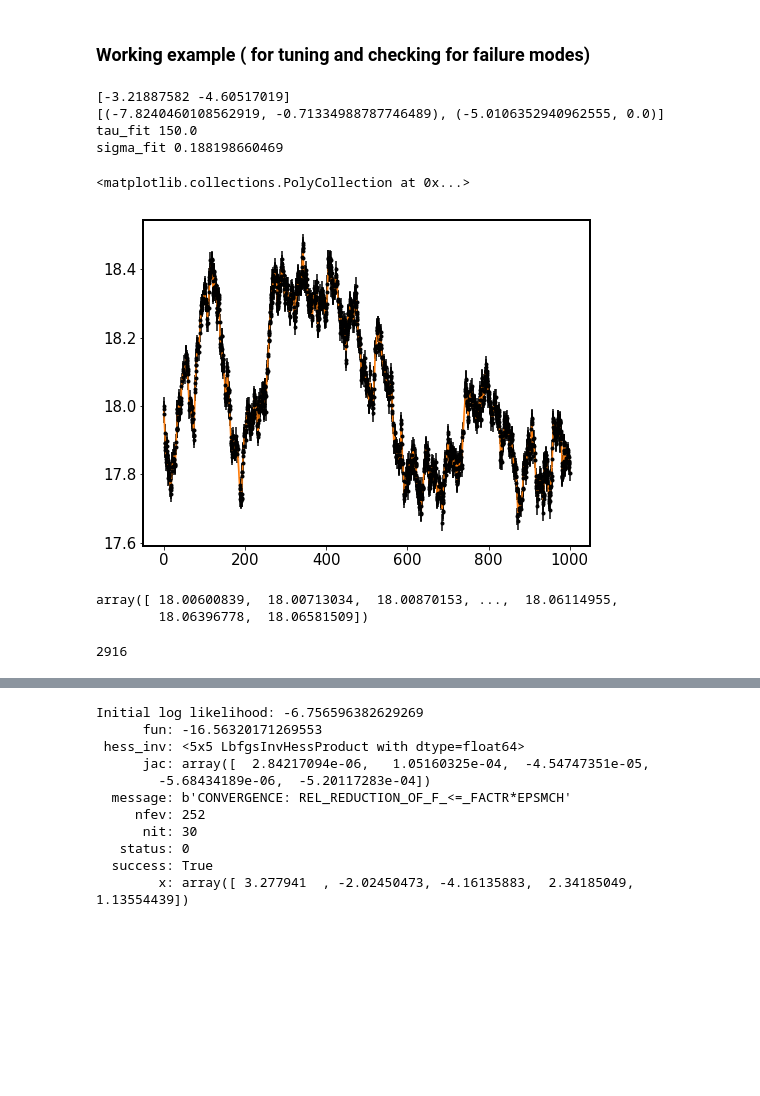
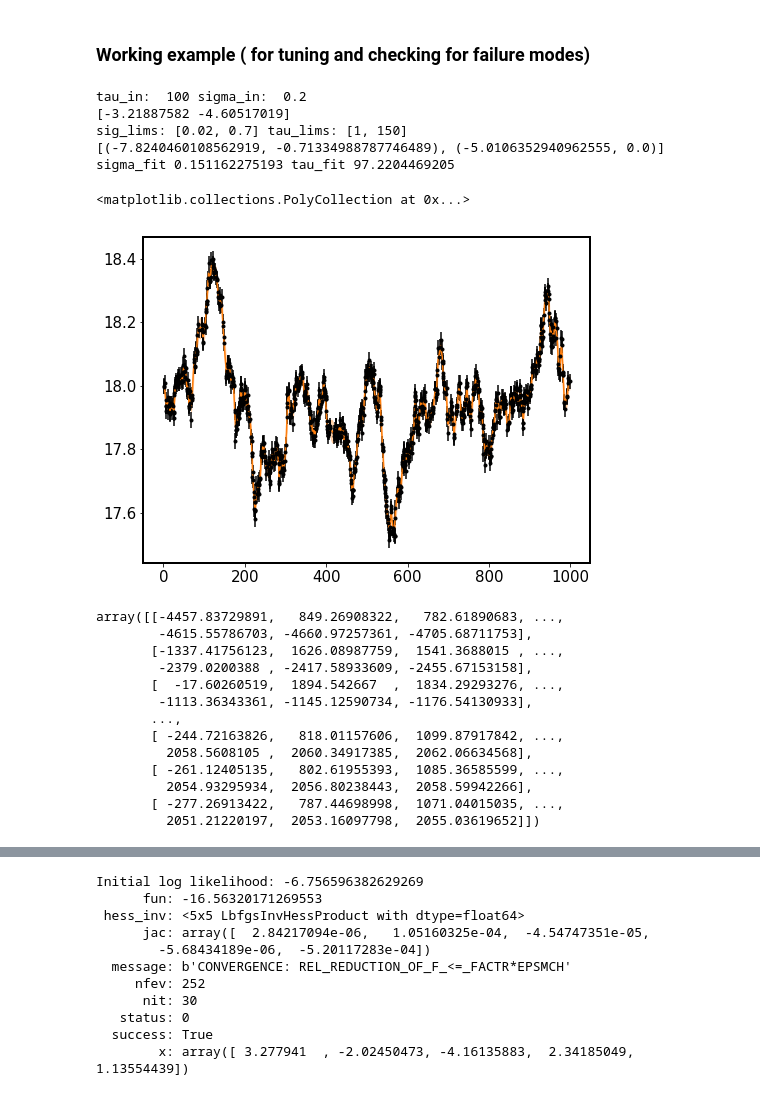
Before and after one commit to suberlak/PS1_SDSS_CRTS, a Jupyter notebook: code/NX_adaptative_grid_dev.ipynb, the cells around one changed output, grey strips where cells are left out. Cells and saved outputs as stored; diff of their text form; code cells hidden in the pictures; blank space fills up the shorter version.

```diff
--- a/code/NX_adaptative_grid_dev.ipynb
+++ b/code/NX_adaptative_grid_dev.ipynb
@@ -162,0 +178,21 @@ array([ 0.02484451,  0.02484451,  0.02484451,  0.02484451,  0.02484451,
+# %%
+# Check just if we got the rotation right
+
+
+N = 60
+sig_lims = [0.02, 0.7] ; tau_lims = [1,1000]
+sigma_grid = np.linspace(sig_lims[0], sig_lims[1],N )
+tau_grid  = np.linspace(tau_lims[0], tau_lims[1], N)
+log_a_grid = 2 * np.log(sigma_grid)
+log_c_grid = np.log(1/tau_grid)
+
+def neg_log_like(params,y,gp):
+    gp.set_parameter_vector(params)
+    return -gp.log_likelihood(y, quiet=True)
+
+# loop over the likelihood space ....
+logPosterior = np.zeros([N,N], dtype=float)
+for k in range(len(log_a_grid)):
+    for l in range(len(log_c_grid)):
+        params = [log_a_grid[k],log_c_grid[l]]
+        logPosterior[k,l] = -neg_log_like(params,y,gp)
@@ -163,17 +295,22 @@ array([ 0.02484451,  0.02484451,  0.02484451,  0.02484451,  0.02484451,
 # %% [markdown]
 ### Working example ( for tuning and checking for failure modes)
 # %%
+# set the input parameters
 sigma_in = 0.2
 tau_in = 100
+print('tau_in: ', tau_in, 'sigma_in: ', sigma_in)
+
 SF_inf =  sigma_in * np.sqrt(2)
 
 kernel = terms.RealTerm(log_a = 2 * np.log(sigma_in) ,
                         log_c = np.log(1.0/tau_in))
 
-t = np.sort(np.random.uniform(0,1000, 2000))
+# random draw from a uniform distribution between 0 and ten times the
+# input timescale
+t = np.sort(np.random.uniform(0,10*tau_in, 1000))
 y = mod.sim_DRW_lightcurve(t, SF_inf, tau_in , 18)
 
-I = 18
+#I = 18
 #variance = 0.004**2.0 + np.exp(1.63 * (I - 22.55))
 yerr = 0.0248 #np.ones_like(t)* np.sqrt(variance)
 
@@ -192,6 +329,7 @@ def neg_log_like(params, y, gp):
 set_bounds = True
 if set_bounds:
     sig_lims = [0.02, 0.7]  ; tau_lims = [1,150]
+    print('sig_lims:', sig_lims, 'tau_lims:', tau_lims)
     tau_bounds, sigma_bounds = tau_lims, sig_lims
     loga_bounds = (2*np.log(min(sigma_bounds)),
                    2*np.log(max(sigma_bounds)))
@@ -202,44 +340,40 @@ if set_bounds:
     bounds = [loga_bounds, logc_bounds]
 
 else : # - inf to + inf
     bounds = gp.get_parameter_bounds()
 print(bounds)
 
 r = minimize(neg_log_like, initial_params,
          method="L-BFGS-B", bounds=bounds, args=(y, gp))
 gp.set_parameter_vector(r.x)
 #print(r)
 res = gp.get_parameter_dict()
 
 tau_fit = np.exp(-res['kernel:log_c'])
 sigma_fit = np.exp(res['kernel:log_a']/2)
-print('tau_fit', tau_fit)
-print('sigma_fit', sigma_fit )
+print('sigma_fit', sigma_fit,'tau_fit', tau_fit)
+
 
 x = np.linspace(min(t), max(t), 5000)
 pred_mean, pred_var = gp.predict(y, x, return_var=True)
 pred_std = np.sqrt(pred_var)
 
 color = "#ff7f0e"
 fig,ax = plt.subplots(1,1,figsize=(8,6))
 ax.errorbar(t, y, yerr=yerr, fmt=".k", capsize=0)
 ax.plot(x, pred_mean, color=color)
 ax.fill_between(x, pred_mean+pred_std, pred_mean-pred_std,
                  color=color, alpha=0.3,
                  )
+
+# evaluate logP on a grid and plot
+#logPosterior = evaluate_logPosterior(sig_lims, tau_lims,60)
+#plot_logPosterior(logPosterior)
 # %% [output]
+tau_in:  100 sigma_in:  0.2
 [-3.21887582 -4.60517019]
+sig_lims: [0.02, 0.7] tau_lims: [1, 150]
 [(-7.8240460108562919, -0.71334988787746489), (-5.0106352940962555, 0.0)]
-tau_fit 150.0
-sigma_fit 0.188198660469
+sigma_fit 0.151162275193 tau_fit 97.2204469205
 <matplotlib.collections.PolyCollection at 0x...>
-[figure, old version]
+[figure, new version]
-# %%
-pred_mean
-# %% [output]
-array([ 18.00600839,  18.00713034,  18.00870153, ...,  18.06114955,
-        18.06396778,  18.06581509])
-# %%
-max(t)
-# %% [output]
-2916
@@ -245,0 +399,16 @@ max(t)
+# %%
+logPosterior
+# %% [output]
+array([[-4457.83729891,   849.26908322,   782.61890683, ...,
+        -4615.55786703, -4660.97257361, -4705.68711753],
+       [-1337.41756123,  1626.08987759,  1541.3688015 , ...,
+        -2379.0200388 , -2417.58933609, -2455.67153158],
+       [  -17.60260519,  1894.542667  ,  1834.29293276, ...,
+        -1113.36343361, -1145.12590734, -1176.54130933],
+       ...,
+       [ -244.72163826,   818.01157606,  1099.87917842, ...,
+         2058.5608105 ,  2060.34917385,  2062.06634568],
+       [ -261.12405135,   802.61955393,  1085.36585599, ...,
+         2054.93295934,  2056.80238443,  2058.59942266],
+       [ -277.26913422,   787.44698998,  1071.04015035, ...,
+         2051.21220197,  2053.16097798,  2055.03619652]])
```
Also changed, not shown: parts of 23 cells of this notebook, 47 other files.
